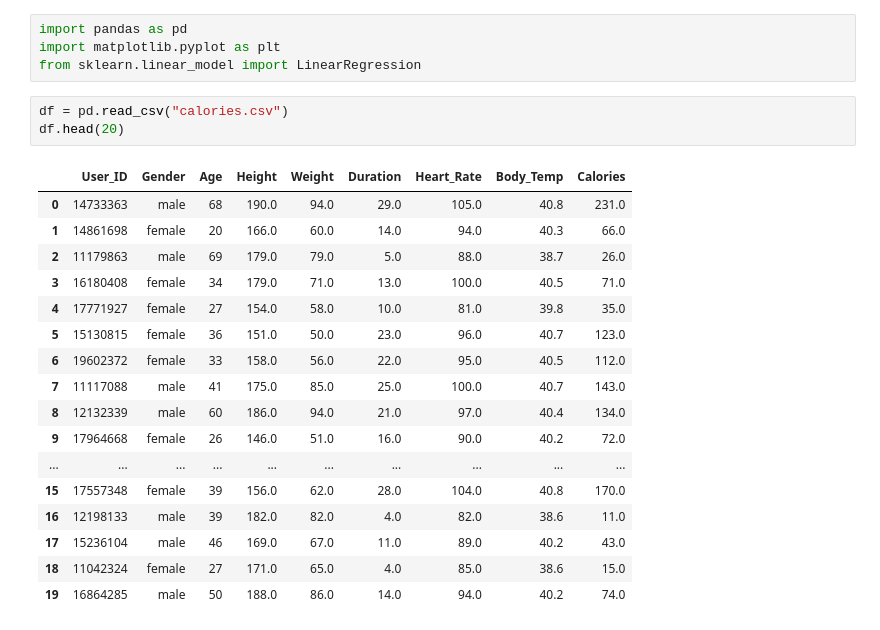
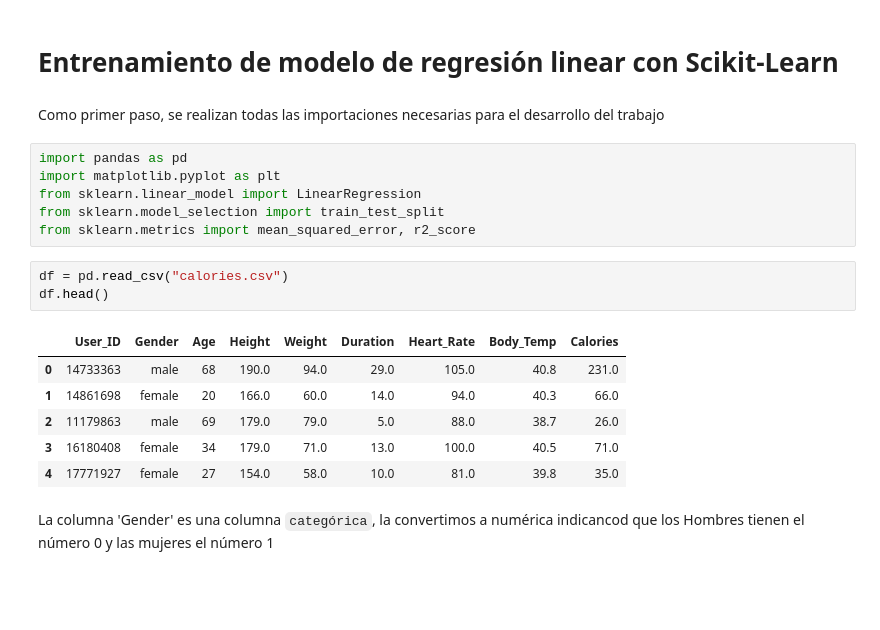
Before and after one commit to AlanRik20/modelo_regresion_lineal, a Jupyter notebook: main.ipynb, the cells around one changed output. Saved outputs shown, nothing was run; the diff lists cells and outputs as text; blank space fills up the shorter version.

```diff
--- a/main.ipynb
+++ b/main.ipynb
@@ -1,28 +1,25 @@
+# %% [markdown]
+# Entrenamiento de modelo de regresión linear con Scikit-Learn
+# %% [markdown]
+Como primer paso, se realizan todas las importaciones necesarias para el desarrollo del trabajo
 # %%
 import pandas as pd
 import matplotlib.pyplot as plt
 from sklearn.linear_model import LinearRegression
+from sklearn.model_selection import train_test_split
+from sklearn.metrics import mean_squared_error, r2_score
 # %%
 df = pd.read_csv("calories.csv")
-df.head(20)
+df.head()
 # %% [output]
 |  | User_ID | Gender | Age | Height | Weight | Duration | Heart_Rate | Body_Temp | Calories |
 | 0 | 14733363 | male | 68 | 190.0 | 94.0 | 29.0 | 105.0 | 40.8 | 231.0 |
 | 1 | 14861698 | female | 20 | 166.0 | 60.0 | 14.0 | 94.0 | 40.3 | 66.0 |
 | 2 | 11179863 | male | 69 | 179.0 | 79.0 | 5.0 | 88.0 | 38.7 | 26.0 |
 | 3 | 16180408 | female | 34 | 179.0 | 71.0 | 13.0 | 100.0 | 40.5 | 71.0 |
 | 4 | 17771927 | female | 27 | 154.0 | 58.0 | 10.0 | 81.0 | 39.8 | 35.0 |
-| 5 | 15130815 | female | 36 | 151.0 | 50.0 | 23.0 | 96.0 | 40.7 | 123.0 |
-| 6 | 19602372 | female | 33 | 158.0 | 56.0 | 22.0 | 95.0 | 40.5 | 112.0 |
-| 7 | 11117088 | male | 41 | 175.0 | 85.0 | 25.0 | 100.0 | 40.7 | 143.0 |
-| 8 | 12132339 | male | 60 | 186.0 | 94.0 | 21.0 | 97.0 | 40.4 | 134.0 |
-| 9 | 17964668 | female | 26 | 146.0 | 51.0 | 16.0 | 90.0 | 40.2 | 72.0 |
-| ... | ... | ... | ... | ... | ... | ... | ... | ... | ... |
-| 15 | 17557348 | female | 39 | 156.0 | 62.0 | 28.0 | 104.0 | 40.8 | 170.0 |
-| 16 | 12198133 | male | 39 | 182.0 | 82.0 | 4.0 | 82.0 | 38.6 | 11.0 |
-| 17 | 15236104 | male | 46 | 169.0 | 67.0 | 11.0 | 89.0 | 40.2 | 43.0 |
-| 18 | 11042324 | female | 27 | 171.0 | 65.0 | 4.0 | 85.0 | 38.6 | 15.0 |
-| 19 | 16864285 | male | 50 | 188.0 | 86.0 | 14.0 | 94.0 | 40.2 | 74.0 |
+# %% [markdown]
+La columna 'Gender' es una columna `categórica`, la convertimos a numérica indicancod que los Hombres tienen el número 0 y las mujeres el número 1
 # %%
 df['Gender'] = df['Gender'].map({'male': 0, 'female': 1})
 df.info()
```
Also changed, not shown: parts of 12 cells of this notebook, 1 other file.
